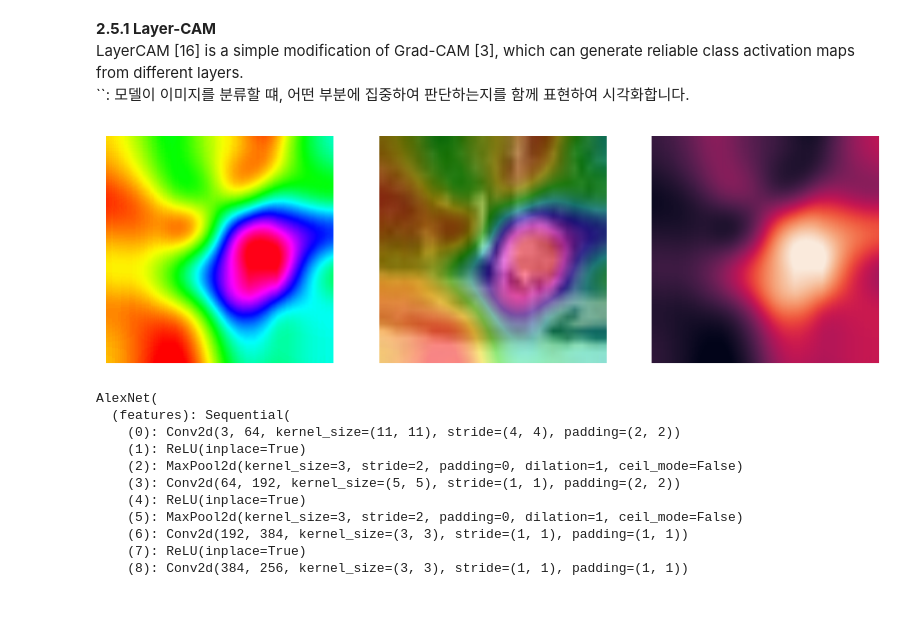
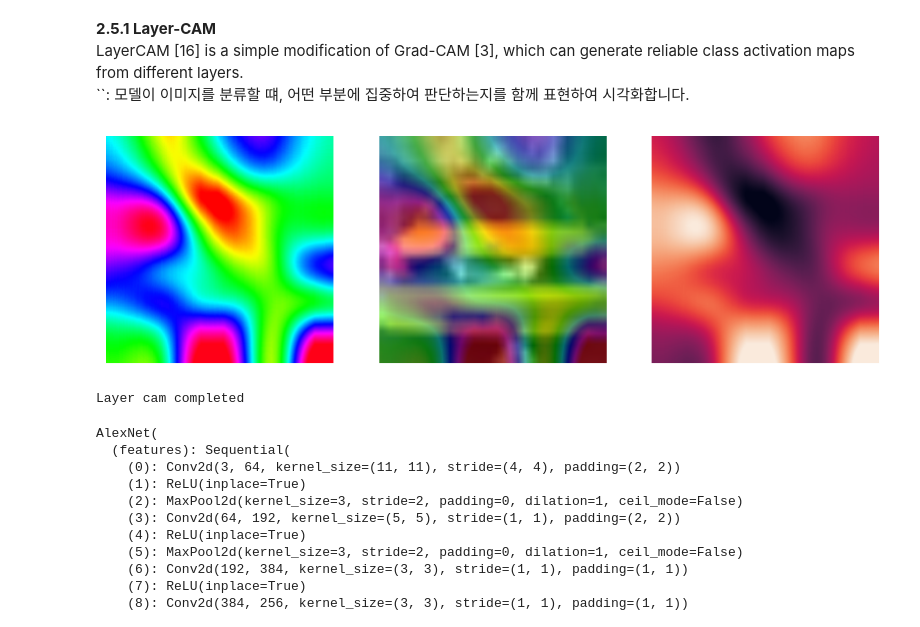
Before and after one commit to 23-Fall-Graduation-Thesis/Indium, a Jupyter notebook: visualization.ipynb, the cells around one changed output. Cells and saved outputs as stored; diff of their text form; code cells hidden in the pictures.

```diff
--- a/visualization.ipynb
+++ b/visualization.ipynb
@@ -185,7 +189,8 @@ print(len(testloader.dataset))
 # %%
 from utils.visualize_tool import visualize_tensor
 # %%
-image = trainloader.dataset[0][0]
+img_idx = 6
+image = trainloader.dataset[img_idx][0]
 print(image.shape)
 
 sns.set_style("white")
@@ -195,0 +203,33 @@ torch.Size([3, 224, 224])
+# %%
+def get_best_accuracy(path):
+    event_acc = EventAccumulator(path)
+    event_acc.Reload()
+
+    if 'scalars' in event_acc.Tags():
+        scalar_tags = event_acc.Tags()['scalars']
+
+        for i, tag in enumerate(scalar_tags):
+            values = event_acc.Scalars(tag)
+            max_value = max(v.value for v in values)
+            min_value = min(v.value for v in values)
+            if tag == 'Acc/train':
+                best_train_acc = max_value
+            elif tag == 'Acc/val':
+                best_val_acc = max_value
+            elif tag == 'Loss/train':
+                best_train_loss = min_value
+            elif tag == 'Loss/val':
+                best_val_loss = min_value
+
+    return best_train_acc, best_val_acc, best_train_loss, best_val_loss
+# %%
+# RECURSIVE run this!!!
+BEST_VALUES = {}
+
+for log_path in log_files :
+    mode, model, dataset, freeze = name_parser(log_path)
+    best_train_acc, best_val_acc, best_train_loss, best_val_loss = get_best_accuracy(log_path)
+    alias = dataset+"-"+freeze
+    BEST_VALUES[alias] = {'best_train_acc': best_train_acc, 'best_val_acc': best_val_acc, 'best_train_loss': best_train_loss, 'best_val_loss': best_val_loss}
+
+prnt(BEST_VALUES)
@@ -323,18 +429,25 @@ prep_img = preprocess_image(original_image)
+# %%
+from utils.util_functions import get_info
+
+data =  trainloader.dataset[img_idx]
+origin_img, prep_img, target_class = get_info(data)
 # %%
 layer_number = 12  # [0, 12]
 
 layer_cam = LayerCam(model, layer_number)
 cam = layer_cam.generate_cam(prep_img, target_class)
-visualize_class_activation_images(original_image, cam, dataset, freeze, layer_number)
+visualize_class_activation_images(origin_img, cam, dataset, freeze, layer_number)
 # %% [output]
-[figure, old version]
+[figure, new version]
 # %%
 """ITERATIVE run this!!!!"""
 for i in range(13):
     layer_cam = LayerCam(model, i)
     cam = layer_cam.generate_cam(prep_img, target_class)
-    visualize_class_activation_images(original_image, cam, dataset, freeze, i, save=SAVE, show=False)
+    visualize_class_activation_images(origin_img, cam, dataset, freeze, i, save=SAVE, show=False)
 print('Layer cam completed')
+# %% [output]
+Layer cam completed
 # %%
 print(model)
 # %% [output]
```
Also changed, not shown: parts of 17 cells of this notebook, 3 other files.
